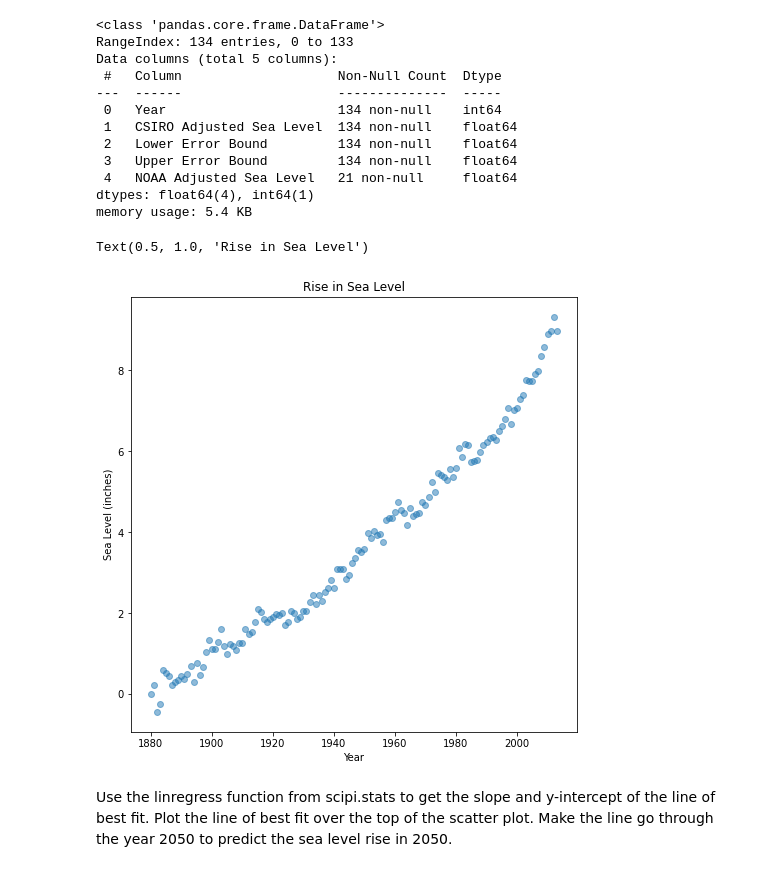
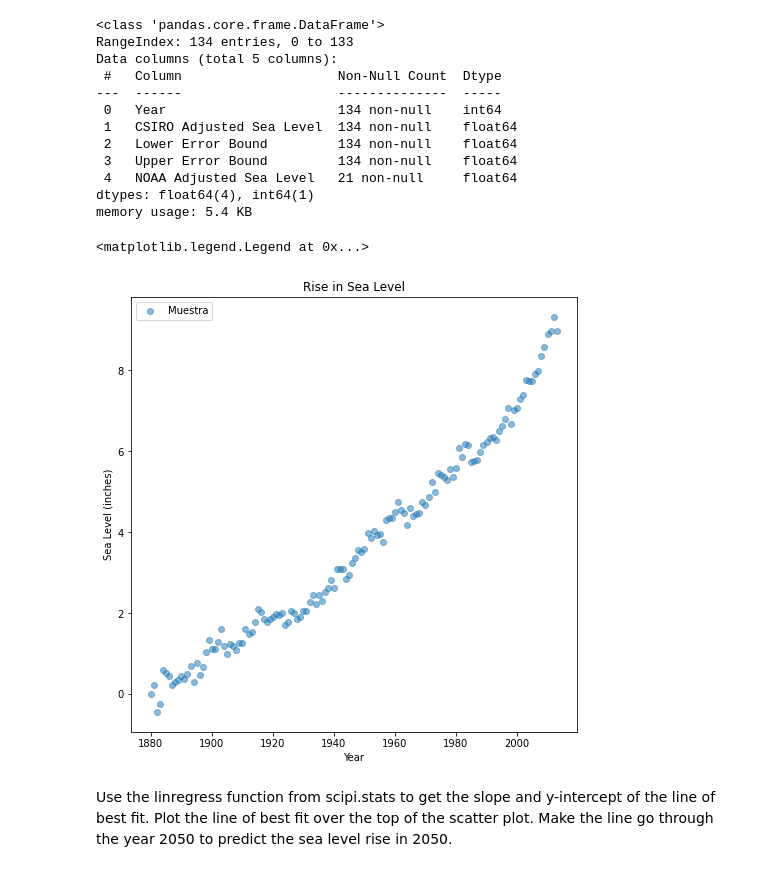
Before and after one commit to FelipeMoreira01/sea-level-FCC, a Jupyter notebook: Sea_level.ipynb, the cells around one changed output. Drawn from its saved outputs; the diff is of its cells as text; code cells hidden in the pictures.

```diff
--- a/Sea_level.ipynb
+++ b/Sea_level.ipynb
@@ -34,13 +34,14 @@ dtypes: float64(4), int64(1)
 memory usage: 5.4 KB
 # %%
 fig, ax = plt.subplots(1,figsize=(8,8))
-ax.scatter(x=df["Year"], y=df["CSIRO Adjusted Sea Level"], alpha=0.5)
+ax.scatter(x=df["Year"], y=df["CSIRO Adjusted Sea Level"], alpha=0.5, label ="Muestra")
 ax.set_xlabel("Year")
 ax.set_ylabel("Sea Level (inches)")
 ax.set_title("Rise in Sea Level")
+ax.legend()
 # %% [output]
-Text(0.5, 1.0, 'Rise in Sea Level')
+<matplotlib.legend.Legend at 0x...>
-[figure, old version]
+[figure, new version]
 # %% [markdown]
 Use the linregress function from scipi.stats to get the slope and y-intercept of the line of best fit. Plot the line of best fit over the top of the scatter plot. Make the line go through the year 2050 to predict the sea level rise in 2050.
 # %%
```
Also changed, not shown: parts of 2 cells of this notebook.
